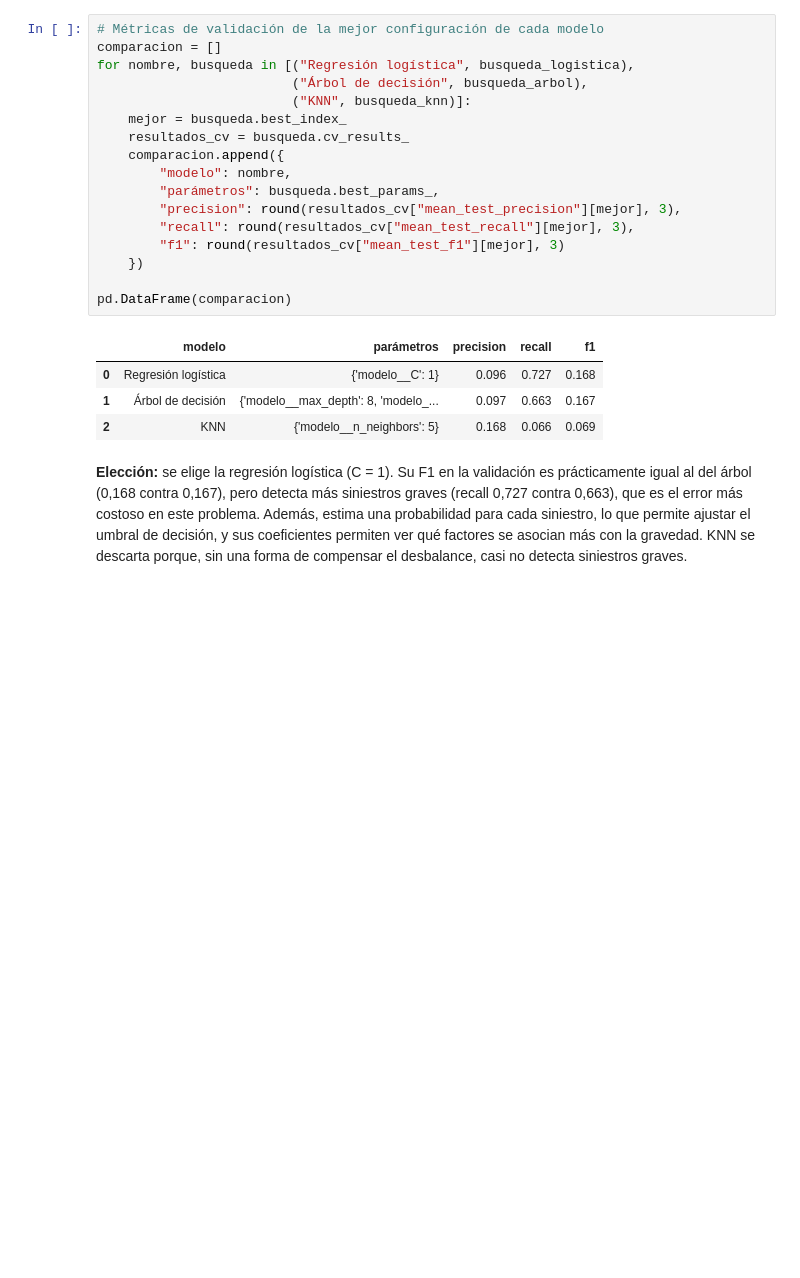
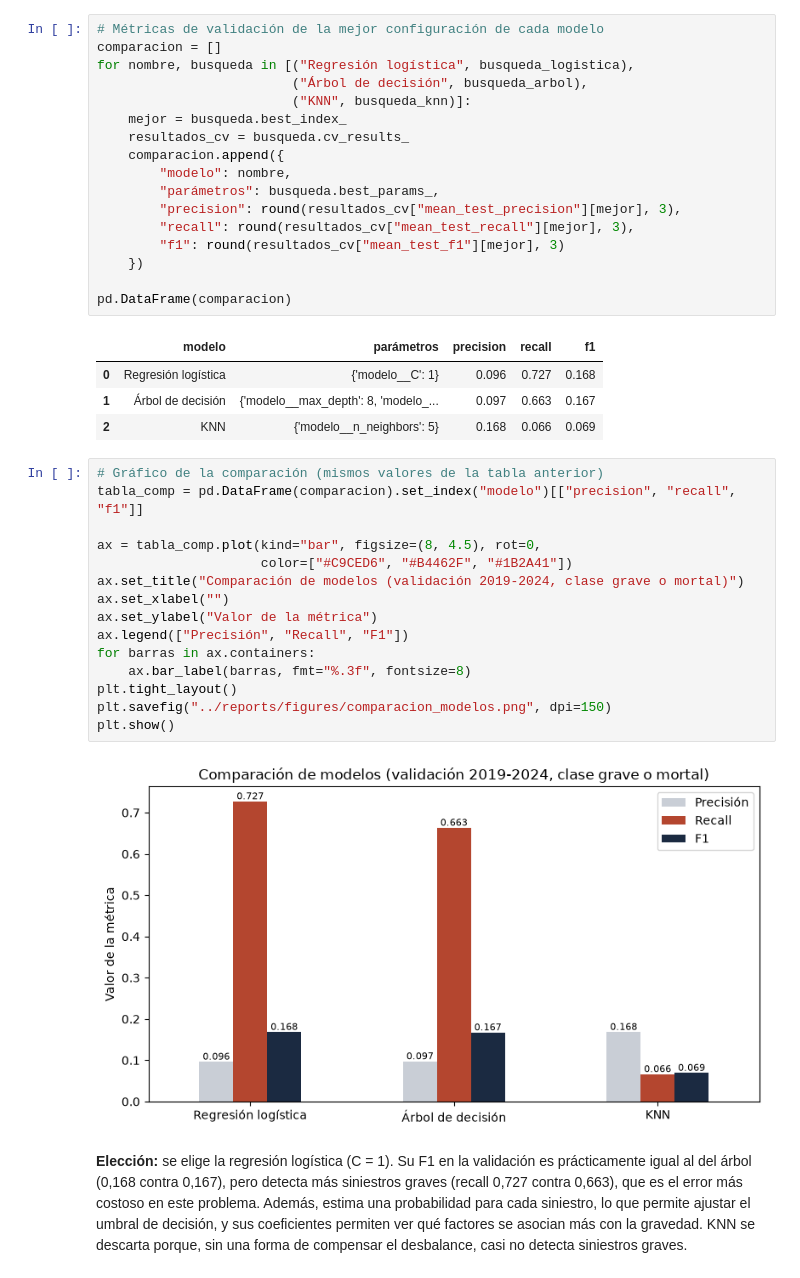
Before and after one commit to juanpablomonllor/prediccion_gravedad_siniestros_viales_caba, a Jupyter notebook: notebooks/2.0-jpm-modelado.ipynb, the cells around one changed output. Saved outputs shown, nothing was run; the diff lists cells and outputs as text; blank space fills up the shorter version.

Commit message:
Gráficos de comparación de modelos y de umbrales, guardados en reports/figures

```diff
--- a/notebooks/2.0-jpm-modelado.ipynb
+++ b/notebooks/2.0-jpm-modelado.ipynb
@@ -268,6 +268,23 @@ pd.DataFrame(comparacion)
 | 0 | Regresión logística | {'modelo__C': 1} | 0.096 | 0.727 | 0.168 |
 | 1 | Árbol de decisión | {'modelo__max_depth': 8, 'modelo_... | 0.097 | 0.663 | 0.167 |
 | 2 | KNN | {'modelo__n_neighbors': 5} | 0.168 | 0.066 | 0.069 |
+# %%
+# Gráfico de la comparación (mismos valores de la tabla anterior)
+tabla_comp = pd.DataFrame(comparacion).set_index("modelo")[["precision", "recall", "f1"]]
+
+ax = tabla_comp.plot(kind="bar", figsize=(8, 4.5), rot=0,
+                     color=["#C9CED6", "#B4462F", "#1B2A41"])
+ax.set_title("Comparación de modelos (validación 2019-2024, clase grave o mortal)")
+ax.set_xlabel("")
+ax.set_ylabel("Valor de la métrica")
+ax.legend(["Precisión", "Recall", "F1"])
+for barras in ax.containers:
+    ax.bar_label(barras, fmt="%.3f", fontsize=8)
+plt.tight_layout()
+plt.savefig("../reports/figures/comparacion_modelos.png", dpi=150)
+plt.show()
+# %% [output]
+[figure, added]
 # %% [markdown]
 **Elección:** se elige la regresión logística (C = 1). Su F1 en la validación es prácticamente igual al del árbol (0,168 contra 0,167), pero detecta más siniestros graves (recall 0,727 contra 0,663), que es el error más costoso en este problema. Además, estima una probabilidad para cada siniestro, lo que permite ajustar el umbral de decisión, y sus coeficientes permiten ver qué factores se asocian más con la gravedad. KNN se descarta porque, sin una forma de compensar el desbalance, casi no detecta siniestros graves.
 # %% [markdown]
```
Also changed, not shown: parts of 1 cell of this notebook, 2 other files.
